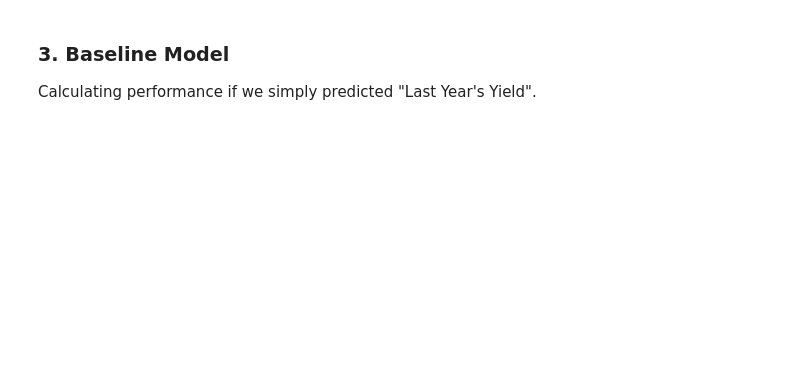
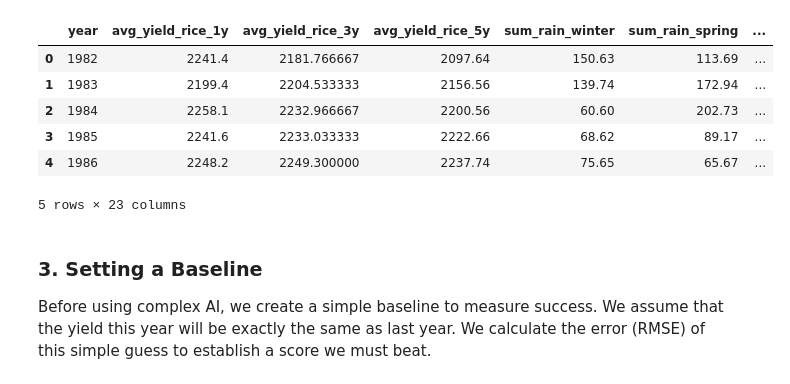
Before and after one commit to pavinpp/ML_project, a Jupyter notebook: Final/Part_5_Model_RF_Optuna.ipynb, the cells around one changed output. Drawn from its saved outputs; the diff is of its cells as text; code cells hidden in the pictures; blank space fills up the shorter version.

```diff
--- a/Final/Part_5_Model_RF_Optuna.ipynb
+++ b/Final/Part_5_Model_RF_Optuna.ipynb
@@ -54,35 +84,44 @@ We display the features being used and split the data strictly by year to preven
 # %%
+# --- DROP UNWANTED COLUMNS ---
+# Drop all columns that start with "avg_yield_" but do NOT match the chosen crop
+# Example: If predicting Rice, we drop 'avg_yield_lettuce_1y', etc.
+cols_to_drop = [c for c in df_model.columns
+                if c.startswith("avg_yield_") and CHOSEN_CROP not in c]
+
+df_model = df_model.drop(columns=cols_to_drop)
+
 # --- FEATURE SELECTION ---
 # Select independent variables (exclude 'Y_' columns and metadata)
-feature_cols = [c for c in df_model.columns if not c.startswith('Y_') and c not in ['year', 'area']]
+feature_cols = [c for c in df_model.columns
+                if not c.startswith('Y_') and c not in ['area']]
 
 # --- DISPLAY FEATURES TABLE ---
 print(f"Total Features Used: {len(feature_cols)}")
 print("-" * 30)
-# Create a clean dataframe to display features horizontally for the report
 feature_preview = pd.DataFrame(feature_cols, columns=['Feature Name']).T
 display(feature_preview)
 
 # --- TIME-SERIES SPLIT ---
-TRAIN_END_YEAR = 2016
-VAL_END_YEAR = 2020
+TRAIN_END_YEAR = 2014
+VAL_END_YEAR = 2019
 
-# 1. Training Set (< 2016)
+# 1. Training Set (< 2014)
 mask_train = df_model['year'] < TRAIN_END_YEAR
 X_train = df_model[mask_train][feature_cols]
 y_train = df_model[mask_train][TARGET_COL]
 
-# 2. Validation Set (>= 2016 and < 2020)
+# 2. Validation Set (>= 2014 and < 2019) -> This covers 2014 to 2018
 mask_val = (df_model['year'] >= TRAIN_END_YEAR) & (df_model['year'] < VAL_END_YEAR)
 X_val = df_model[mask_val][feature_cols]
 y_val = df_model[mask_val][TARGET_COL]
 
-# 3. Test Set (>= 2020)
+# 3. Test Set (>= 2019)
 mask_test = df_model['year'] >= VAL_END_YEAR
 X_test = df_model[mask_test][feature_cols]
 y_test = df_model[mask_test][TARGET_COL]
 
-print(f"\nTraining Samples   (<{TRAIN_END_YEAR})    : {len(X_train)}")
-print(f"Validation Samples ({TRAIN_END_YEAR}-{VAL_END_YEAR}): {len(X_val)}")
+print(f"\nTraining Samples   (<{TRAIN_END_YEAR})     : {len(X_train)}")
+# Subtract 1 here to show the inclusive range (2014-2018)
+print(f"Validation Samples ({TRAIN_END_YEAR}-{VAL_END_YEAR - 1}): {len(X_val)}")
 print(f"Testing Samples    (>={VAL_END_YEAR})    : {len(X_test)}")
 # %% [output]
@@ -97,6 +136,16 @@ Testing Samples    (>=2020)    : 455
+# %%
+X_train.head()
+# %% [output]
+|  | year | avg_yield_rice_1y | avg_yield_rice_3y | avg_yield_rice_5y | sum_rain_winter | sum_rain_spring | ... |
+| 0 | 1982 | 2241.4 | 2181.766667 | 2097.64 | 150.63 | 113.69 | ... |
+| 1 | 1983 | 2199.4 | 2204.533333 | 2156.56 | 139.74 | 172.94 | ... |
+| 2 | 1984 | 2258.1 | 2232.966667 | 2200.56 | 60.60 | 202.73 | ... |
+| 3 | 1985 | 2241.6 | 2233.033333 | 2222.66 | 68.62 | 89.17 | ... |
+| 4 | 1986 | 2248.2 | 2249.300000 | 2237.74 | 75.65 | 65.67 | ... |
+5 rows × 23 columns
 # %% [markdown]
-### 3. Baseline Model
-Calculating performance if we simply predicted "Last Year's Yield".
+### 3. Setting a Baseline
+Before using complex AI, we create a simple baseline to measure success. We assume that the yield this year will be exactly the same as last year. We calculate the error (RMSE) of this simple guess to establish a score we must beat.
 # %%
 # Baseline: yield(t) = yield(t-1)
 y_pred_baseline = X_test[LAG_1_FEATURE]
```
Also changed, not shown: parts of 26 cells of this notebook, 39 other files.
